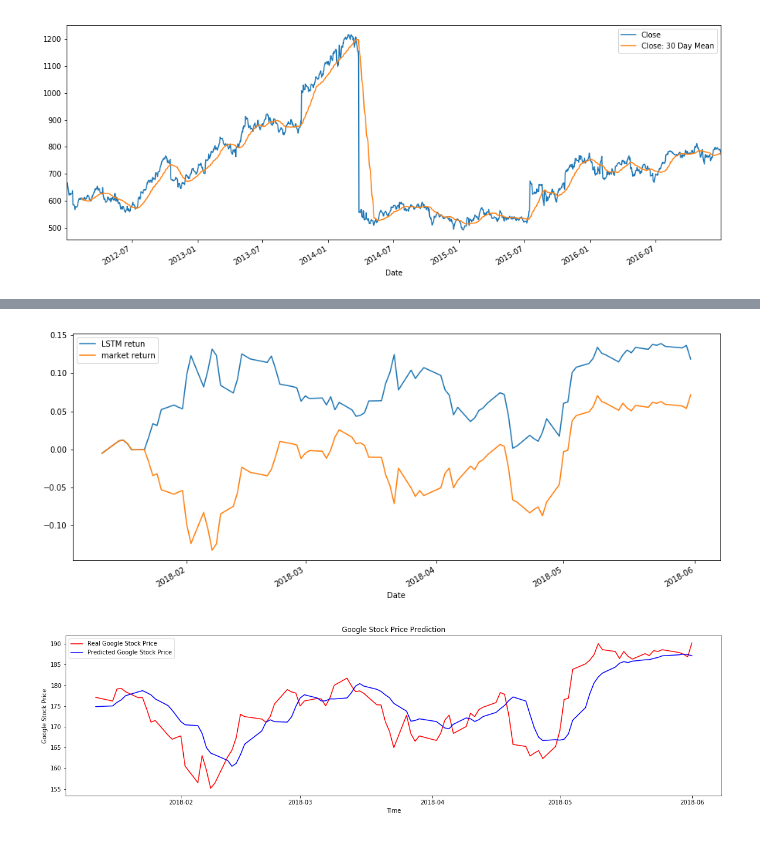
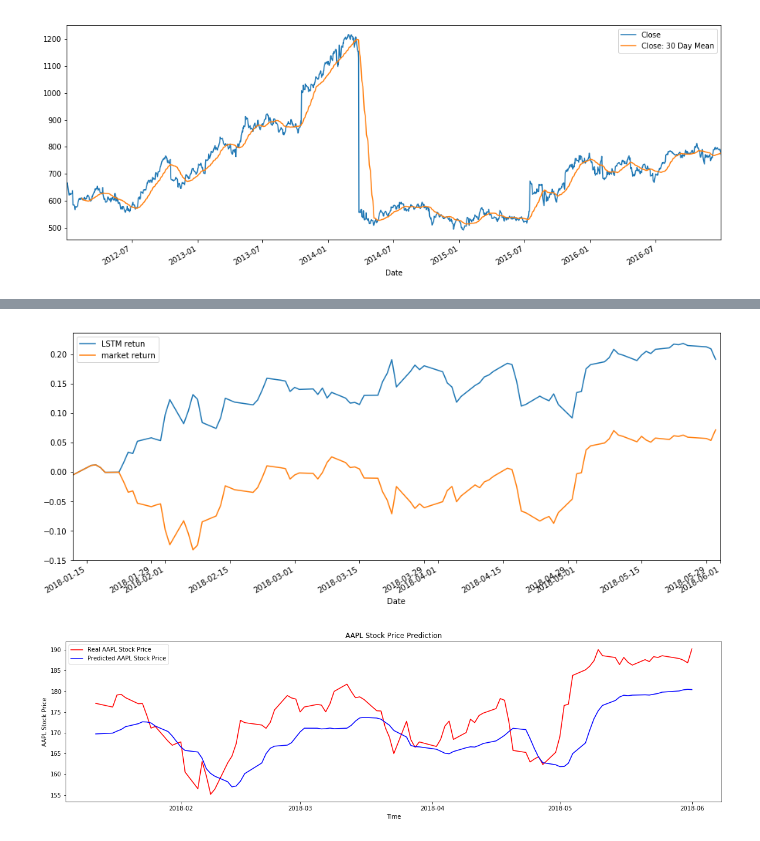
Before and after one commit to pqmzla1029/AIinFinance, a Jupyter notebook: Stock-Market-Analysis/Final_code.ipynb, the cells around one changed output, grey strips where cells are left out. Saved outputs shown, nothing was run; the diff lists cells and outputs as text; code cells hidden in the pictures.

```diff
--- a/Stock-Market-Analysis/Final_code.ipynb
+++ b/Stock-Market-Analysis/Final_code.ipynb
@@ -120,15 +92,15 @@ regressor.add(LSTM(units = 50, return_sequences = True, input_shape = (X_train.s
 regressor.add(Dropout(0.2))
 
 # Adding a second LSTM layer and some Dropout regularisation
-regressor.add(LSTM(units = 50, return_sequences = True))
+regressor.add(LSTM(units = 200, return_sequences = True,activation='relu'))
 regressor.add(Dropout(0.2))
 
 # Adding a third LSTM layer and some Dropout regularisation
-regressor.add(LSTM(units = 50, return_sequences = True))
+regressor.add(LSTM(units = 200, return_sequences =True, activation='tanh'))
 regressor.add(Dropout(0.2))
 
 # Adding a fourth LSTM layer and some Dropout regularisation
-regressor.add(LSTM(units = 50))
+regressor.add(LSTM(units = 200,activation='relu'))
 regressor.add(Dropout(0.2))
 
 # Adding the output layer
@@ -203,30 +153,32 @@ score
 # %%
 pp = np.array(pp)
-real['pp']=pp
 
-real['ret1']=np.log(real.Close/real.Close.shift(1))# calculating the every day return
-real['ret1']=real['ret1'].shift(-1) # bringing the return to the previous day
-real['p_sig']=prediction # prediction signal
-real['v_p']=real.p_sig*real.ret1 #value prediction retun
+data=real
+data['pp']=pp
+
+data['ret1']=np.log(data.Close/data.Close.shift(1))# calculating the every day return
+data['ret1']=real['ret1'].shift(-1) # bringing the return to the previous day
+data['p_sig']=prediction # prediction signal
+data['v_p']=data.p_sig*real.ret1 #value prediction retun
 
 # Plot the cumulative returns for single leaf in train dataset
-real.v_p.cumsum().plot(figsize=(15,6))
+data.v_p.cumsum().plot(figsize=(15,6))
 
 # Plot the cumulative returns for full tree in train dataset
-real.ret1.cumsum().plot(figsize=(15,6))
+data.ret1.cumsum().plot(figsize=(15,6))
 plt.legend(["LSTM retun", "market return"]);
 # %% [output]
-[figure, old version]
+[figure, new version]
 # %%
 plt.figure(figsize=(20,5))
-plt.plot(real['Close'], color = 'red', label = 'Real Google Stock Price')
-plt.plot(real['pp'], color = 'blue', label = 'Predicted Google Stock Price')
-plt.title('Google Stock Price Prediction')
+plt.plot(data['Close'], color = 'red', label = 'Real AAPL Stock Price')
+plt.plot(data['pp'], color = 'blue', label = 'Predicted AAPL Stock Price')
+plt.title('AAPL Stock Price Prediction')
 #for i in j:
 #    plt.axvline(x=i)
 plt.xlabel('Time')
-plt.ylabel('Google Stock Price')
+plt.ylabel('AAPL Stock Price')
 plt.legend()
 plt.show()
 # %% [output]
-[figure, old version]
+[figure, new version]
```
Also changed, not shown: parts of 8 cells of this notebook.
